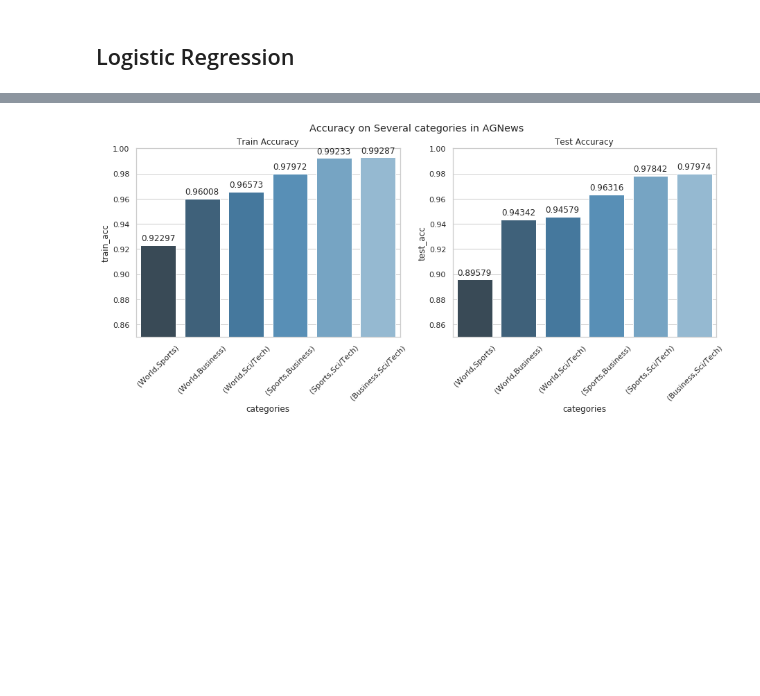
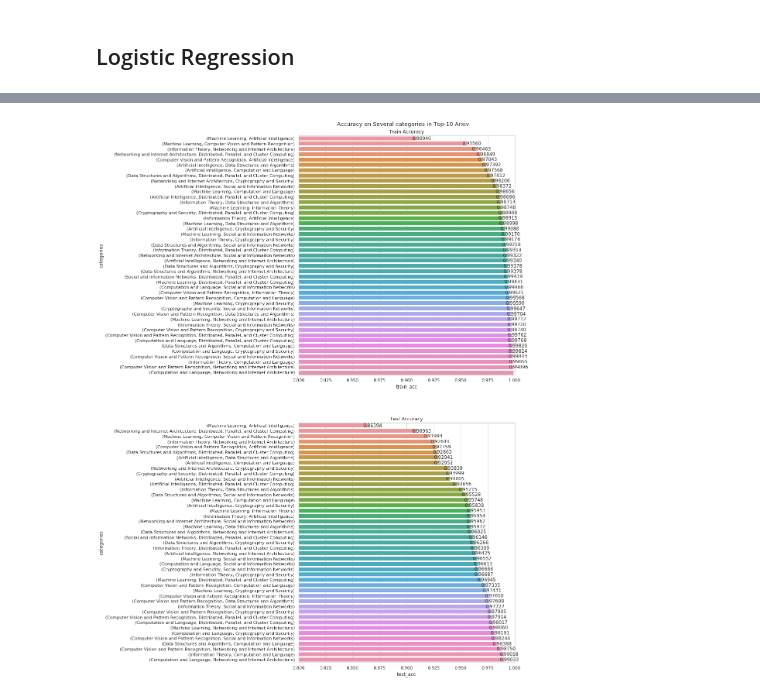
Before and after one commit to IIT-ML/interpretable-text-classification, a Jupyter notebook: show_results.ipynb, the cells around one changed output, grey strips where cells are left out. Cells and saved outputs as stored; diff of their text form; code cells hidden in the pictures; blank space fills up the shorter version.

```diff
--- a/show_results.ipynb
+++ b/show_results.ipynb
@@ -272,5 +364,5 @@ plt.ylim((0.8, 1))
 # %% [markdown]
 ## Logistic Regression
 # %%
-l_dir = glob.glob1(PATH, 'lr*')
+l_dir = sorted(glob.glob1(PATH, 'lr-arxiv-*'))
 l_dict = defaultdict(list)
@@ -277,5 +373,5 @@ l_dict = defaultdict(list)
 # %%
-for l in l_dir:
+for l in l_dir[1:]:
     conf = glob.glob1(os.path.join(PATH, l), "CONF*")
 
     if conf:
@@ -302,0 +434,7 @@ l_df = pd.DataFrame(l_dict)
+# %%
+l_df.iloc[0]['keys'].split('\'')
+
+def convert(data):
+    cat = data.split('\'')
+
+    return '({}, {})'.format(cs_arxiv_cat[cat[1]], cs_arxiv_cat[cat[3]])
@@ -303,21 +465,23 @@ l_df = pd.DataFrame(l_dict)
+# %%
+l_df['categories'] = l_df['categories'].apply(convert)
 # %%
-plt.figure(figsize=(15,5))
-plt.suptitle('Accuracy on Several categories in AGNews', y=.98)
+plt.figure(figsize=(10,25))
+plt.suptitle('Accuracy on Several categories in Top-10 Arxiv', y=.9)
 
-sub = plt.subplot(1, 2, 1)
+sub = plt.subplot(2, 1, 1)
 sub.set_title('Train Accuracy')
-ax = sns.barplot(x="categories", y="train_acc", data=l_df.sort_values(by=['train_acc']), palette="Blues_d")
-ax.set_xticklabels(rotation=45, labels=l_df['categories'])
-ax.set_ylim((0.85,1))
+ax = sns.barplot(x="train_acc", y="categories", data=l_df.sort_values(by=['train_acc']))
+# ax.set_xticklabels(rotation=90, labels=l_df['categories'])
+ax.set_xlim((0.80,1))
 for p in ax.patches:
-    ax.annotate('{:.5f}'.format(p.get_height()), (p.get_x() + p.get_width() / 2., p.get_height()), ha = 'center', va = 'center', xytext = (0, 10), textcoords = 'offset points')
+    ax.annotate('{:.5f}'.format(p.get_width()), (p.get_width()+0.001, p.get_y() + p.get_height()/2.), ha = 'center', va = 'center', xytext = (10, 0), textcoords = 'offset points')
 
-sub = plt.subplot(1, 2, 2)
+sub = plt.subplot(2, 1, 2)
 sub.set_title('Test Accuracy')
-ax = sns.barplot(x="categories", y="test_acc", data=l_df.sort_values(by=['test_acc']), palette="Blues_d")
-ax.set_xticklabels(rotation=45, labels=l_df['categories'])
-ax.set_ylim((0.85,1))
+ax = sns.barplot(x="test_acc", y="categories", data=l_df.sort_values(by=['test_acc']))
+# ax.set_xticklabels(rotation=90, labels=l_df['categories'])
+ax.set_xlim((0.80,1))
 for p in ax.patches:
-    ax.annotate('{:.5f}'.format(p.get_height()), (p.get_x() + p.get_width() / 2., p.get_height()), ha = 'center', va = 'center', xytext = (0, 10), textcoords = 'offset points')
+    ax.annotate('{:.5f}'.format(p.get_width()), (p.get_width()+0.001, p.get_y() + p.get_height()/2.), ha = 'center', va = 'center', xytext = (10, 0), textcoords = 'offset points')
 # %% [output]
-[figure, old version]
+[figure, new version]
```
Also changed, not shown: parts of 15 cells of this notebook, 22 other files.
